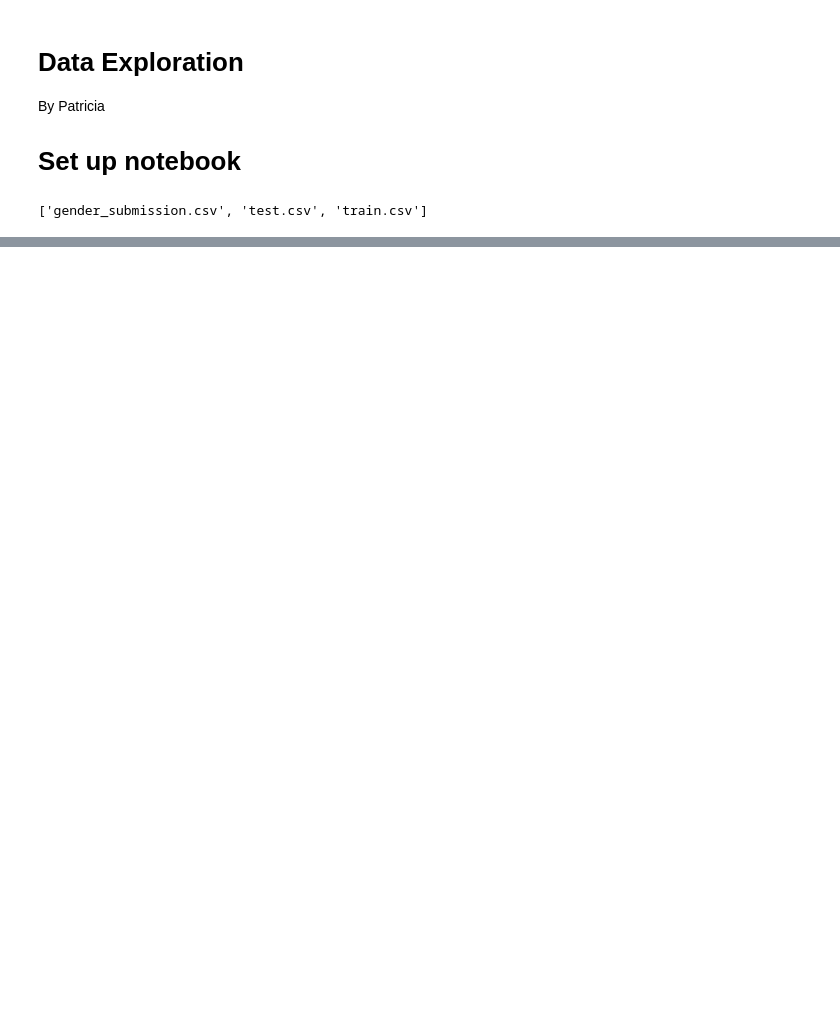
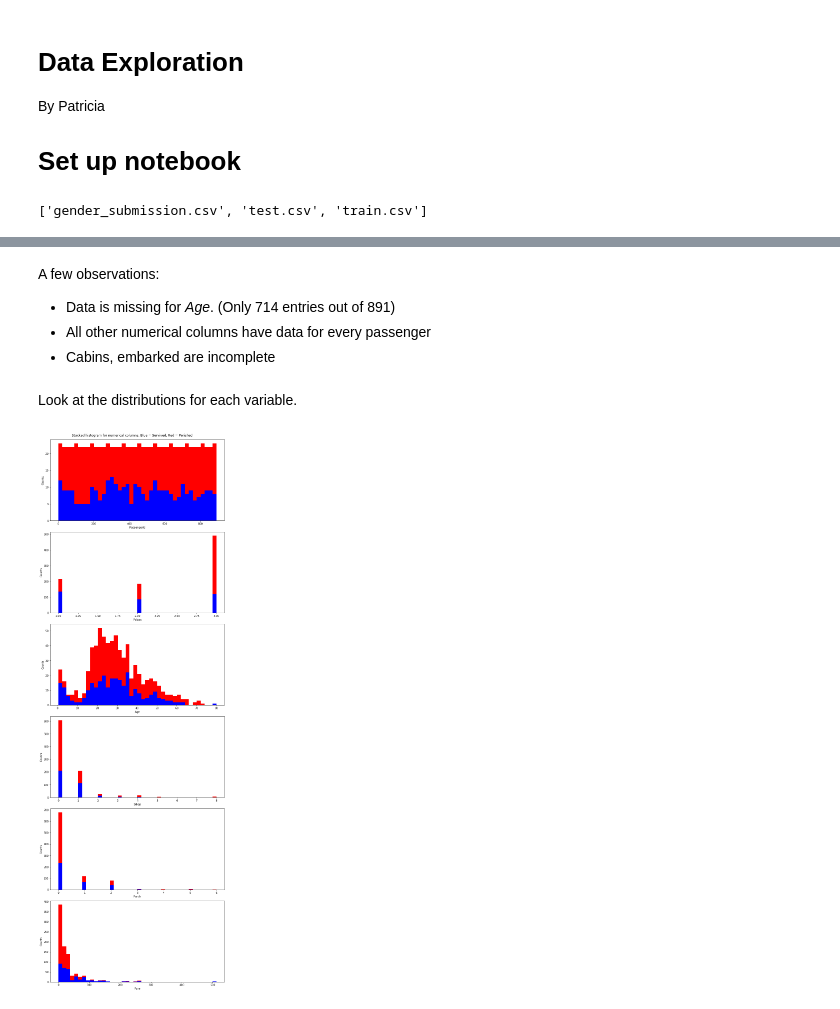
Before and after one commit to pfschus/titanic_pie, a Jupyter notebook: notebooks/pat_data_exploration.ipynb, the cells around one changed output, grey strips where cells are left out. Cells and saved outputs as stored; diff of their text form; code cells hidden in the pictures; blank space fills up the shorter version.

Commit message:
PFS initial data look

```diff
--- a/notebooks/pat_data_exploration.ipynb
+++ b/notebooks/pat_data_exploration.ipynb
@@ -12,6 +13,6 @@ import matplotlib.pyplot as plt
 import os
 # %%
-data_dir = r'../data/'
+data_dir = r'../datar/'
 os.listdir(data_dir)
 # %% [output]
 ['gender_submission.csv', 'test.csv', 'train.csv']
@@ -26,0 +88,27 @@ train_df = pd.read_csv(os.path.join(data_dir,'train.csv'))
+# %% [markdown]
+A few observations:
+
+* Data is missing for *Age*. (Only 714 entries out of 891)
+* All other numerical columns have data for every passenger
+* Cabins, embarked are incomplete
+# %% [markdown]
+Look at the distributions for each variable.
+# %%
+num_vars = ['PassengerId','Pclass','Age','SibSp','Parch','Fare']
+fig, axes = plt.subplots(nrows = len(num_vars), sharex = False, figsize=(10,30))
+
+mask_survived = train_df['Survived'] == True
+
+train_df.loc[~mask_survived,'Age']
+
+for idx, ax in enumerate(axes):
+    var = num_vars[idx]
+    ax.hist([train_df.loc[mask_survived,var],train_df.loc[~mask_survived,var]],stacked=True,
+            color=['blue','red'],bins=40)
+    ax.set_xlabel(var)
+    ax.set_ylabel('Counts')
+fig.suptitle('Stacked histogram for numerical columns. Blue = Survived, Red = Perished');
+fig.tight_layout()
+fig.subplots_adjust(top=0.97)
+# %% [output]
+[figure, added]
```
Also changed, not shown: parts of 11 cells of this notebook.
